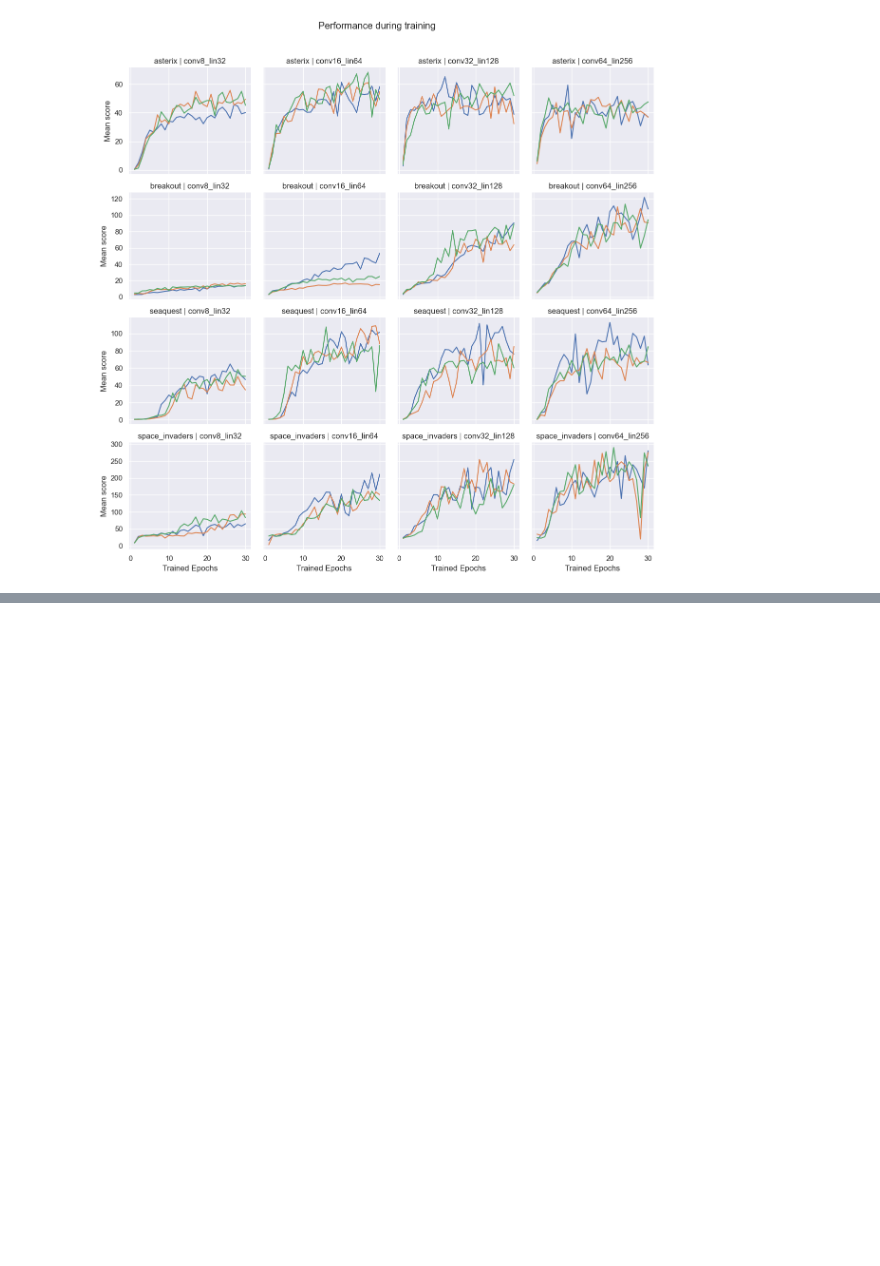
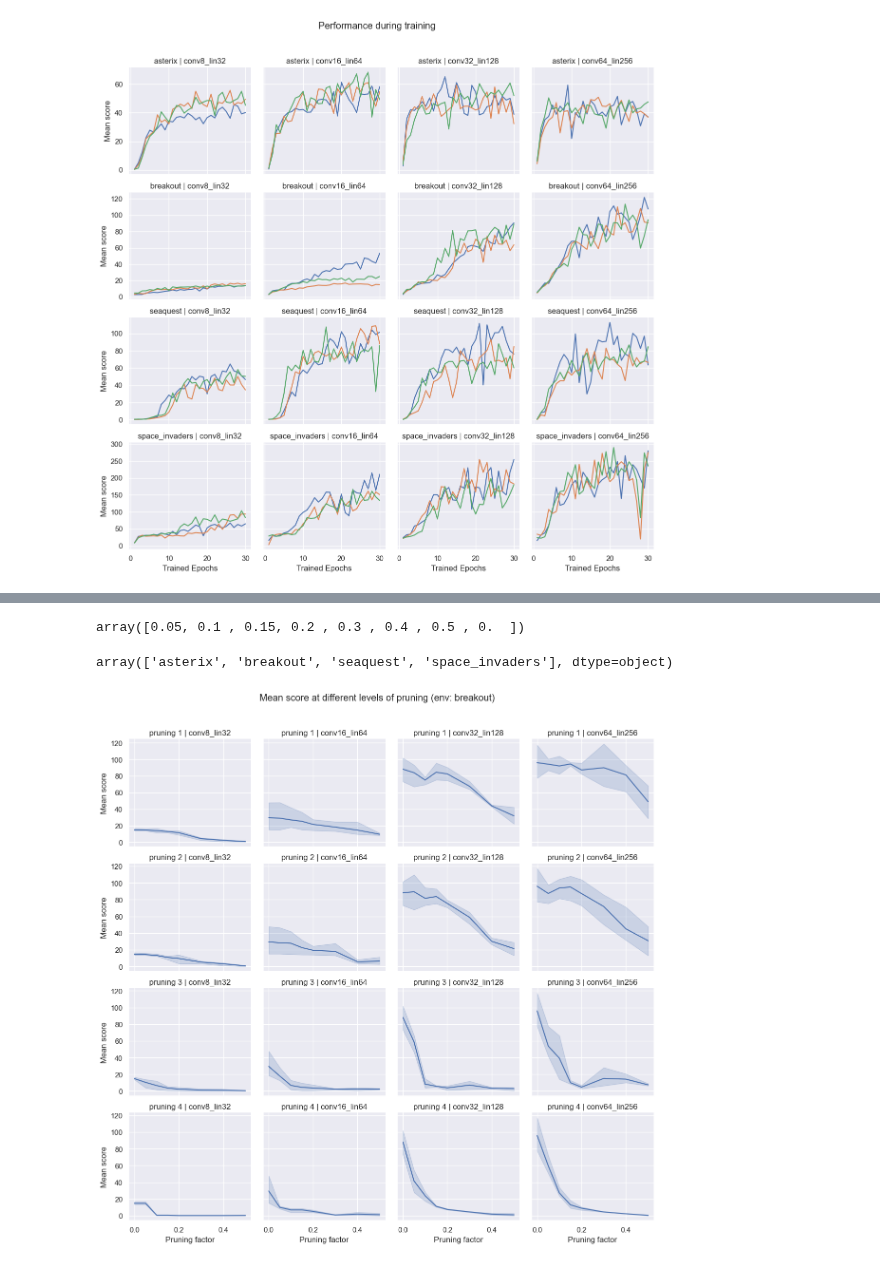
Before and after one commit to mariusdgm/minatar_work, a Jupyter notebook: notebooks/miscellanous.ipynb, the cells around one changed output, grey strips where cells are left out. Cells and saved outputs as stored; diff of their text form; code cells hidden in the pictures; blank space fills up the shorter version.

Commit message:
completed pruning experiment visualizations in the notebook

```diff
--- a/notebooks/miscellanous.ipynb
+++ b/notebooks/miscellanous.ipynb
@@ -360,7 +363,7 @@ training_outputs_folder_path = (
 )
 training_timestamp_folder = "2023_03_19-02_07_18"
 
-experiment_paths = collect_config_and_model_files(
+experiment_paths = collect_training_output_files(
         os.path.join(training_outputs_folder_path, training_timestamp_folder)
     )
 
@@ -511,3 +514,12 @@ g.set_axis_labels('Trained Epochs', 'Mean score')
 plt.show()
 # %% [output]
 [figure]
+# %%
+pruning_outputs_folder_path = (
+    r"D:\Work\PhD\minatar_work\experiments\pruning\outputs"
+)
+pruning_timestamp_folder = "2023_03_19-02_07_18"
+
+experiment_paths = collect_pruning_output_files(
+        os.path.join(pruning_outputs_folder_path, pruning_timestamp_folder)
+    )
@@ -577,0 +653,26 @@ df.head()
+# %%
+df["pruning_value"].unique()
+# %% [output]
+array([0.05, 0.1 , 0.15, 0.2 , 0.3 , 0.4 , 0.5 , 0.  ])
+# %%
+def plot_facetgrid_experiment(df, y_label = "Mean score", title="Mean score at different levels of pruning"):
+
+    experiment_order = ['conv8_lin32', 'conv16_lin64', 'conv32_lin128', 'conv64_lin256']
+
+    # Compute the average metric between the seeds for each experiment
+    # avg_df = df.groupby(['environment', 'experiment_name', 'epoch']).mean().reset_index()
+
+    g = sns.FacetGrid(df, row='pruning_method', col='model_name', col_order=experiment_order,
+    height=3, aspect=1, sharey="row")
+    g.map(sns.lineplot, 'pruning_value', 'episode_rewards_mean')
+
+    # Set the plot title and axis labels
+    g.fig.suptitle(title)
+    g.set_titles(row_template='pruning {row_name}', col_template='{col_name}', fontsize=1)
+
+    g.figure.subplots_adjust(top=0.9, wspace=0.1)
+    g.set_axis_labels('Pruning factor', y_label)
+# %%
+df["environment"].unique()
+# %% [output]
+array(['asterix', 'breakout', 'seaquest', 'space_invaders'], dtype=object)
@@ -577,0 +681,9 @@ df.head()
+# %%
+game = "breakout"
+sub_df = df[df["environment"]==game]
+plot_facetgrid_experiment(sub_df, title=f"Mean score at different levels of pruning (env: {game})")
+
+# Show the plot
+plt.show()
+# %% [output]
+[figure, added]
```
Also changed, not shown: parts of 15 cells of this notebook, 2 other files.
